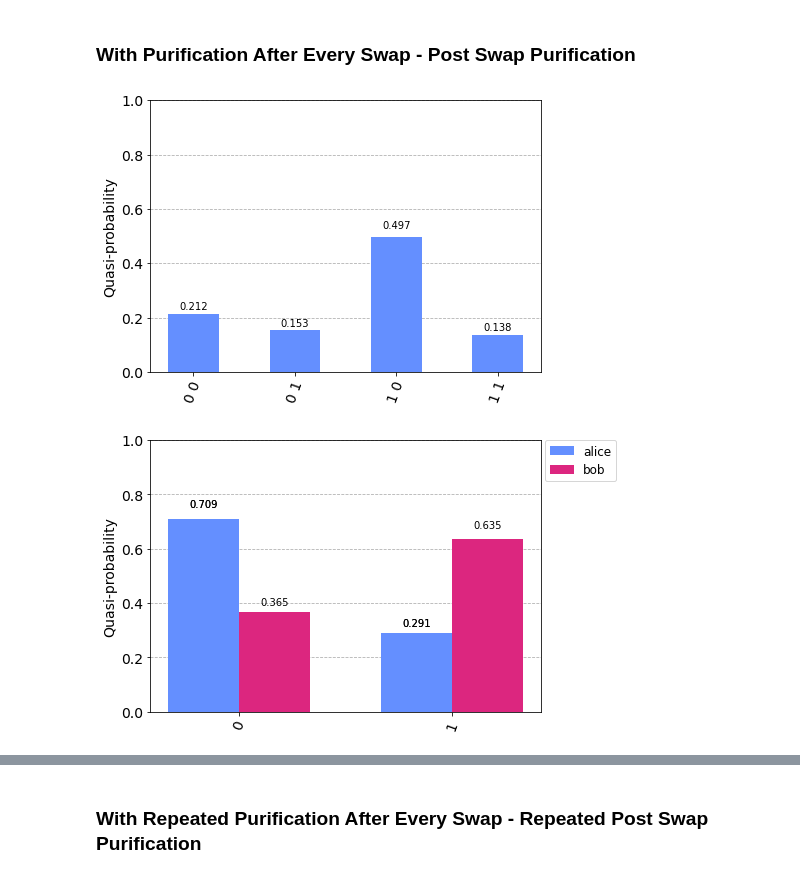
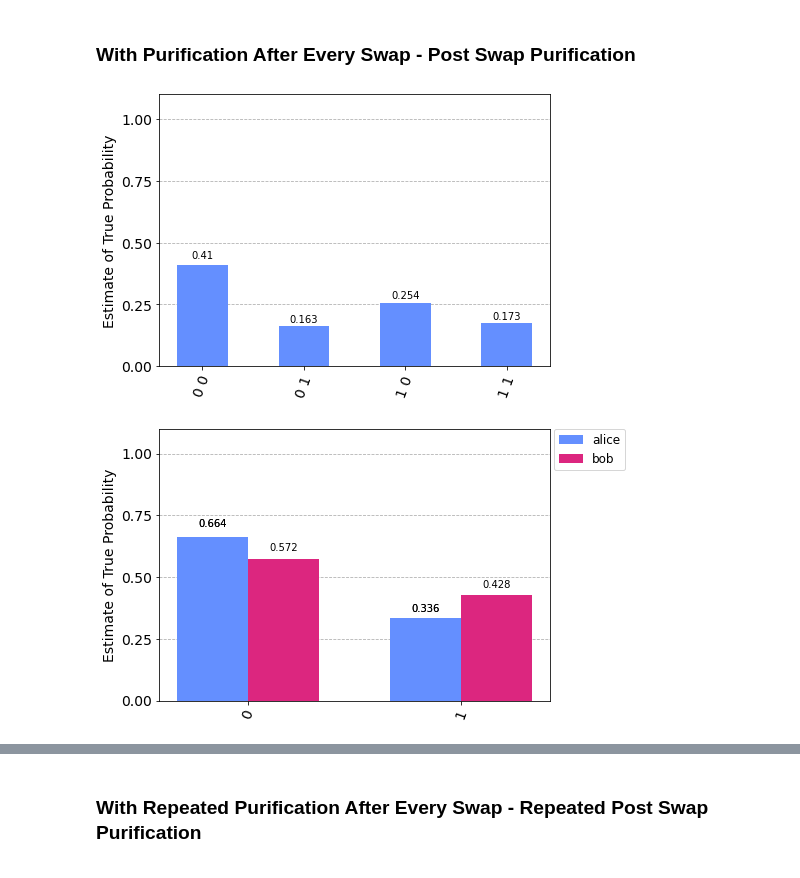
Before and after one commit to Phystro/Quantum-Repeater-Design, a Jupyter notebook: src/purification_strategy/qr_deutsch_purification_strategy.ipynb, the cells around one changed output, grey strips where cells are left out. Saved outputs shown, nothing was run; the diff lists cells and outputs as text; code cells hidden in the pictures.

```diff
--- a/src/purification_strategy/qr_deutsch_purification_strategy.ipynb
+++ b/src/purification_strategy/qr_deutsch_purification_strategy.ipynb
@@ -303,6 +334,13 @@ circ.draw("mpl", fold=-1)
 # # dict_counts_wp: dict = dict_counts
 # dict_fids_abpc: dict = get_fidelities_dict(dict_counts)
 # plot_histogram(counts)#, title="Measurement Results of Alice and Bob's Qubits After Quantum Repeater Protocol")
+
+dict_counts.clear()
+dict_counts["abpc"] = []
+dict_counts["dist"] = []
+dict_counts["aswap1"] = []
+dict_counts["aswap2"] = []
+dict_counts["count_end"] = []
 
 d = []
 for i in range(ITERATIONS_TO_AVG):
@@ -311,12 +349,21 @@ for i in range(ITERATIONS_TO_AVG):
 
 counts = dict( pd.DataFrame(d).mean() )
 
-dict_fids_abpc: dict = get_fidelities_dict(dict_counts)
+stage_counts: dict = {
+    "abpc": dict( pd.DataFrame(dict_counts["abpc"]).mean() ),
+    "dist": dict( pd.DataFrame(dict_counts["dist"]).mean() ),
+    "aswap1": dict( pd.DataFrame(dict_counts["aswap1"]).mean() ),
+    "aswap2": dict( pd.DataFrame(dict_counts["aswap2"]).mean() ),
+    "count_end": dict( pd.DataFrame(dict_counts["count_end"]).mean() ),
+}
+
+dict_fids_abpc: dict = get_fidelities_dict(stage_counts)
 
 graph = plot_histogram(counts)
 
 dx = graph.axes[0]
-dx.set_ylim(0, 1)
+dx.set_ylim(0, 1.1)
+dx.set_ylabel("Estimate of True Probability")
 
 display( graph )
 # %% [output]
@@ -341,23 +389,39 @@ circ.draw("mpl", fold=-1)
 # %% [markdown]
 ### With Purification After Every Swap - Post Swap Purification
 # %%
+dict_counts.clear()
+dict_counts["abpc"] = []
+dict_counts["dist"] = []
+dict_counts["aswap1"] = []
+dict_counts["aswap2"] = []
+dict_counts["count_end"] = []
+
 d = []
 for i in range(ITERATIONS_TO_AVG):
     circ, counts = fidelity_analysis("swap")
     d.append(counts)
 
 counts = dict( pd.DataFrame(d).mean() )
 
-dict_fids_swap: dict = get_fidelities_dict(dict_counts)
+stage_counts: dict = {
+    "abpc": dict( pd.DataFrame(dict_counts["abpc"]).mean() ),
+    "dist": dict( pd.DataFrame(dict_counts["dist"]).mean() ),
+    "aswap1": dict( pd.DataFrame(dict_counts["aswap1"]).mean() ),
+    "aswap2": dict( pd.DataFrame(dict_counts["aswap2"]).mean() ),
+    "count_end": dict( pd.DataFrame(dict_counts["count_end"]).mean() ),
+}
+
+dict_fids_swap: dict = get_fidelities_dict(stage_counts)
 
 graph = plot_histogram(counts)#, title="Measurement Results of Alice and Bob's Qubits After Quantum Repeater Protocol")
 
 dx = graph.axes[0]
-dx.set_ylim(0, 1)
+dx.set_ylim(0, 1.1)
+dx.set_ylabel("Estimate of True Probability")
 
 display( graph )
 # %% [output]
-[figure, old version]
+[figure, new version]
 # %%
 graph.savefig("dps_measurement_post_swap.jpg", dpi=500)
 # %%
@@ -365,10 +429,11 @@ qubit_counts: list = [marginal_counts(counts, [qubit]) for qubit in range(0, 2)]
 legend: list = ["alice", "bob"]
 graph = plot_histogram(qubit_counts, legend=legend)#, title="Verification of Entanglement Swapping between Alice and Bob")
 dx = graph.axes[0]
-dx.set_ylim(0, 1)
+dx.set_ylim(0, 1.1)
+dx.set_ylabel("Estimate of True Probability")
 display( graph )
 # %% [output]
-[figure, old version]
+[figure, new version]
 # %%
 graph.savefig("dps_verification_post_swap.jpg", dpi=500)
 # %%
```
Also changed, not shown: parts of 18 cells of this notebook, 9 other files.
